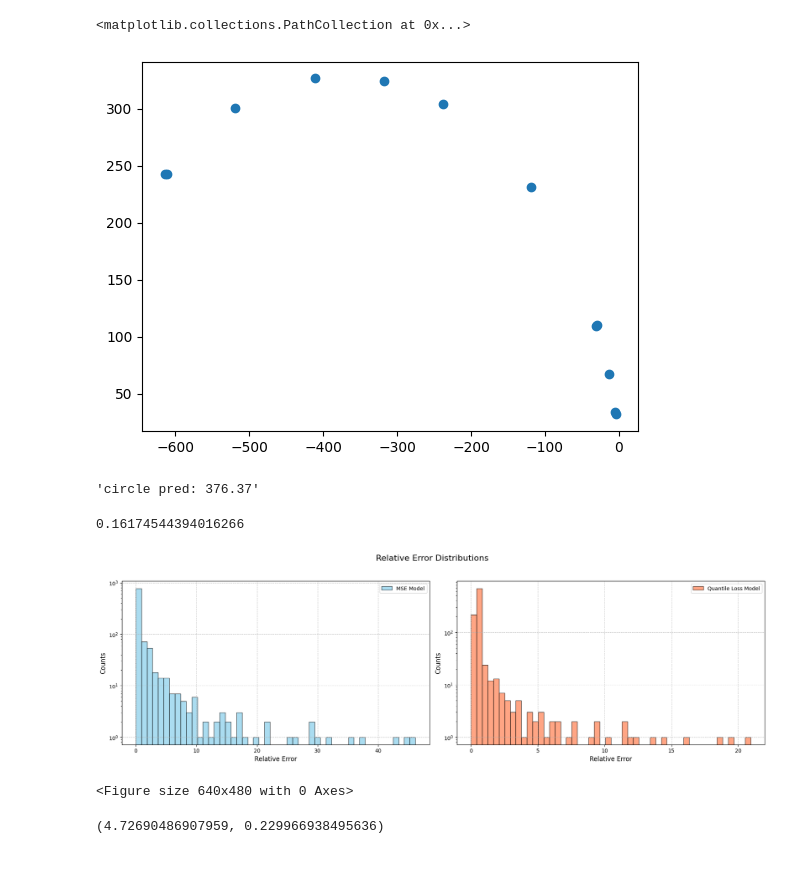
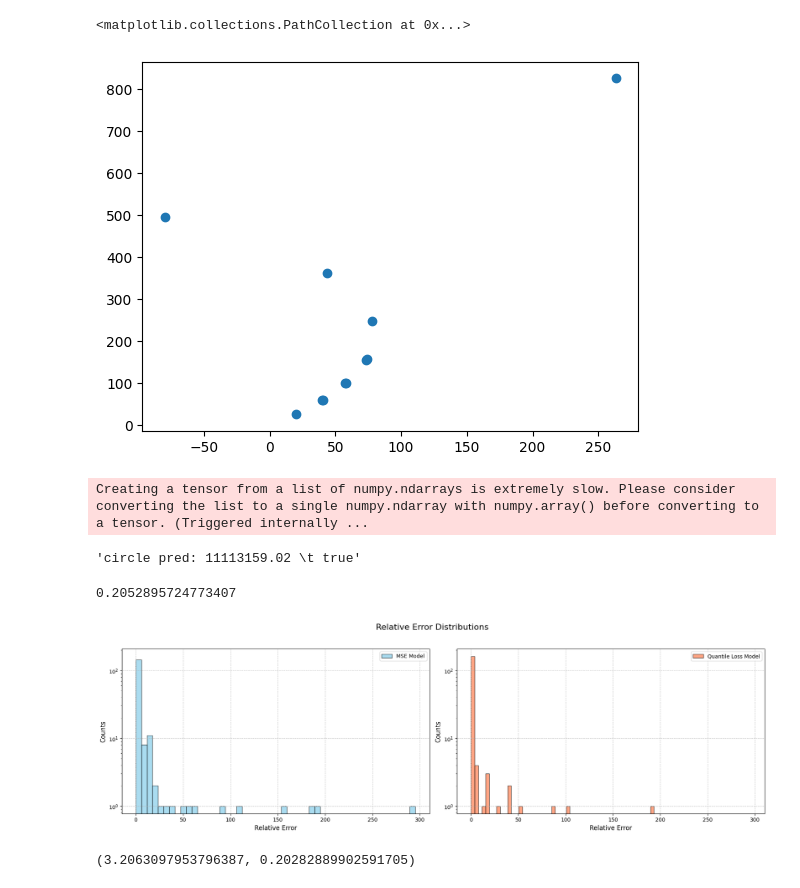
Before and after one commit to soot-bit/TrackFormer, a Jupyter notebook: dataanalysis.ipynb, the cells around one changed output. Drawn from its saved outputs; the diff is of its cells as text; code cells hidden in the pictures.

```diff
--- a/dataanalysis.ipynb
+++ b/dataanalysis.ipynb
@@ -11,7 +11,7 @@ from src.datasets.datamodules import ActsDataModule
 from src.my_model.transformer import *
 # %%
 # Instantiate the DataModule num_workers=16)
-dataset_wrapper = ActsDataModule()
+dataset_wrapper = DataModule(dataset_type="tml", dataset_dir="Data/Tml")
 
 dataset_wrapper.setup()
 tl = dataset_wrapper.test_dataloader()
@@ -20,11 +23,14 @@ tl = dataset_wrapper.test_dataloader()
 # %%
 # Load models
-mse_trans_tml = "Data/Tb/model-epoch=11-val_loss=8.41-v1.ckpt"
-qloss_tml_trasf = "Data/Tb/model-epoch=04-val_loss=0.81.ckpt"
-transf_mse_model = TrackFormer.load_from_checkpoint(mse_trans_tml)
+mse_trans_tml = "Data/lightning_logs/tml-1/checkpoints/model-epoch=3940-val_loss=251.23.ckpt"
+qloss_tml_trasf = "Data/Tb_tml/model-epoch=8193-val_loss=2.68.ckpt"
+
+# _instantiator is a function that is called to instantiate the model
+# Here the models have been trained using cli raising an error if _instantiator is not None
+transf_mse_model = TrackFormer.load_from_checkpoint(checkpoint_path=mse_trans_tml, _instantiator=None)
 transf_mse_model.eval().to("cpu")
 
-qloss_transf_tt_model = TrackFormer.load_from_checkpoint(qloss_tml_trasf)
+qloss_transf_tt_model = TrackFormer.load_from_checkpoint(checkpoint_path=qloss_tml_trasf, _instantiator=None)
 qloss_transf_tt_model.eval().to("cpu")
 
 bad_tracks_q = []
@@ -117,7 +139,7 @@ thing = bad_tracks_q[i][1][(bad_tracks_q[i][1] != 0).any(dim=1)][:,:2]
 plt.scatter(thing[:,0],thing[:,1])
 # %% [output]
 <matplotlib.collections.PathCollection at 0x...>
-[figure, old version]
+[figure, new version]
 # %%
 from src.my_model.benchmarks import CircleFit
 
@@ -126,43 +148,68 @@ from src.my_model.benchmarks import CircleFit
 cf = CircleFit()
 
 
-f"circle pred: {cf.fit(thing.unsqueeze(0)).item():.2f} \t true{}"
+# f"circle pred: {cf.fit(thing.unsqueeze(0)).item():.2f} \t true{}"
+f"circle pred: {cf.fit(thing.unsqueeze(0)).item():.2f} \t true"
 # %% [output]
-'circle pred: 376.37'
+Creating a tensor from a list of numpy.ndarrays is extremely slow. Please consider converting the list to a single numpy.ndarray with numpy.array() before converting to a tensor. (Triggered internally ...
+'circle pred: 11113159.02 \t true'
 # %%
 bad_tracks_q[i][0][1]
 # %% [output]
-0.16174544394016266
+0.2052895724773407
 # %%
 plt.figure(figsize=(18, 6))
 plt.suptitle('Relative Error Distributions', fontsize=16)
 
 # MSE Model
 plt.subplot(1, 2, 1)
 plt.hist(relative_errors_mse, bins=50, alpha=0.7, label='MSE Model', color='skyblue', edgecolor='black')
 plt.xlabel('Relative Error', fontsize=12)
 plt.ylabel('Counts', fontsize=12)
 plt.yscale('log')
 plt.grid(True, linestyle='--', alpha=0.7)
 plt.legend()
 
 # Qloss
 plt.subplot(1, 2, 2)
 plt.hist(relative_errors_qloss, bins=50, alpha=0.7, label='Quantile Loss Model', color='coral', edgecolor='black')
 plt.xlabel('Relative Error', fontsize=12)
 plt.ylabel('Counts', fontsize=12)
 plt.yscale('log')
 plt.grid(True, linestyle='--', alpha=0.7)
 plt.legend()
 
+# Use the same axis limits for both plots
+left, right = None, None
+bottom, top = None, None
+
+for i in range(1, 3):
+    plt.subplot(1, 2, i)
+    left_, right_ = plt.xlim()
+    bottom_, top_ = plt.ylim()
+
+    if left is None or left_ < left:
+        left = left_
+    if right is None or right_ > right:
+        right = right_
+    if bottom is None or bottom_ < bottom:
+        bottom = bottom_
+    if top is None or top_ > top:
+        top = top_
+
+# Apply the same limits to the subplots
+for i in range(1, 3):
+    plt.subplot(1, 2, i)
+    plt.xlim(left, right)
+    plt.ylim(bottom, top)
+
 
 plt.tight_layout(rect=[0, 0.03, 1, 0.95])
+plt.savefig('relative_error_distributions.png', format='png')
 plt.show()
-plt.savefig('relative_error_distributions.png', format='png')
 # %% [output]
-[figure, old version]
+[figure, new version]
-<Figure size 640x480 with 0 Axes>
 # %%
 bad_tracks_q[i][0]
 # %% [output]
-(4.72690486907959, 0.229966938495636)
+(3.2063097953796387, 0.20282889902591705)
```
Also changed, not shown: parts of 4 cells of this notebook.
